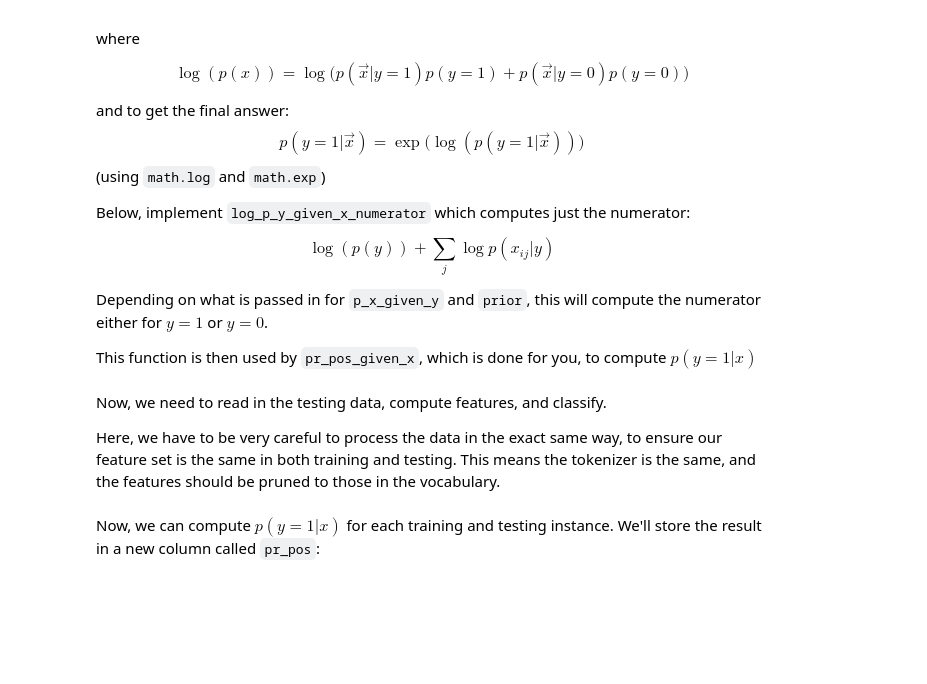
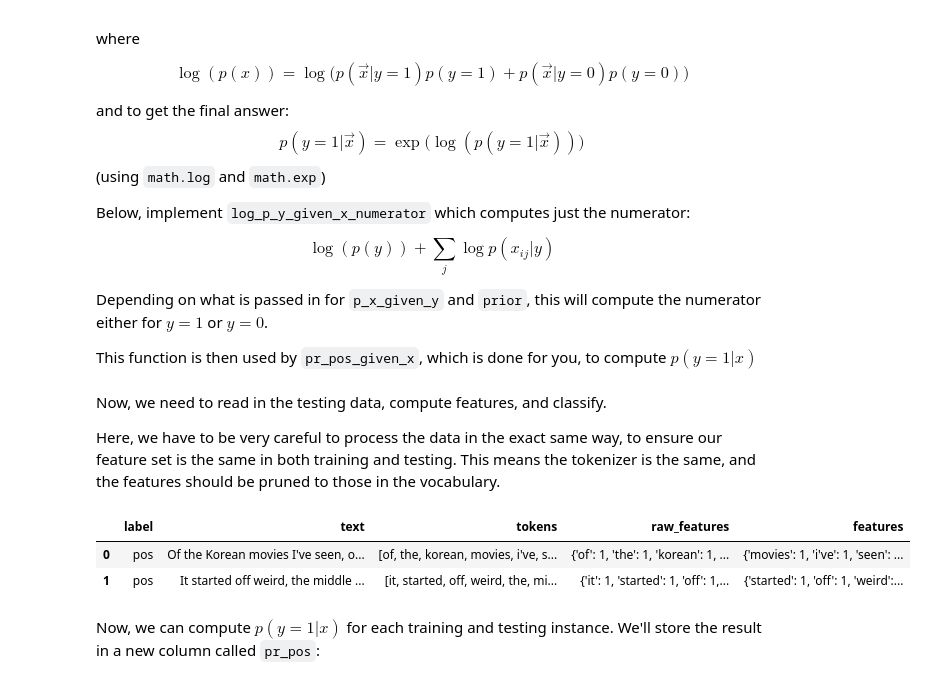
Before and after one commit to Mauryanx/Natural-Language-Processing-Mauryan, a Jupyter notebook: hw1.ipynb, the cells around one changed output. Drawn from its saved outputs; the diff is of its cells as text; code cells hidden in the pictures; blank space fills up the shorter version.

```diff
--- a/hw1.ipynb
+++ b/hw1.ipynb
@@ -117,3 +184,19 @@ def tokenize(document, strip_punct=True, ignore_case=True):
+# %%
+import re
+def tokenize(document, strip_punct=True, ignore_case=True):
+    # YOUR CODE HERE
+    if ignore_case:
+        document = document.lower()
+
+    # Split the document into tokens
+    tokens = document.split()
+
+    # Optionally remove leading or trailing punctuation from each token
+    if strip_punct:
+        tokens = [re.sub(r'^\W+|\W+$', '', token) for token in tokens]
+
+    return tokens
+    raise NotImplementedError()
 # %%
 assert tokenize(" Hi there! Isn't this fun?", strip_punct=True, ignore_case=True) == ['hi', 'there', "isn't", 'this', 'fun']
 assert tokenize(" Hi there! Isn't this fun?", strip_punct=False, ignore_case=True) == ['hi', 'there!', "isn't", 'this', 'fun?']
@@ -129,6 +226,9 @@ Next we need to create a feature vector for each document. For now, we'll assume
 # %%
 def featurize(tokens):
     # YOUR CODE HERE
+    feature_vector = {token: 1 for token in tokens}
+    return feature_vector
+
     raise NotImplementedError()
 # %%
 feats = featurize(tokenize(" Hi there! Isn't this fun? Hi there", strip_punct=True, ignore_case=True))
@@ -150,3 +261,17 @@ word_counts = count_word_document_frequency(train_df.raw_features)
+# %%
+from collections import Counter
+
+def count_word_document_frequency(dict_list):
+    # YOUR CODE HERE
+    word_document_freq = Counter()
+    for features in dict_list:
+        # Since each key in the features dict represents a word present in the document,
+        # update the document frequency count for each word found in the features dict.
+        # Convert dict keys to a set to ensure each word is counted once per document.
+        word_document_freq.update(set(features.keys()))
+    return word_document_freq
+    raise NotImplementedError()
+word_counts = count_word_document_frequency(train_df.raw_features)
 # %%
 # we should have 12,166 unique words
 len(word_counts)
@@ -200,6 +343,12 @@ This function should return a `dict` where each key is a word and the value is a
 # %%
 def create_vocabulary(word_counts, min_count=2, max_count=100):
     # YOUR CODE HERE
+    filtered_words = sorted(word for word, count in word_counts.items() if min_count <= count <= max_count)
+
+    # Create a vocabulary dictionary with word identifiers
+    vocabulary = {word: i for i, word in enumerate(filtered_words)}
+
+    return vocabulary
     raise NotImplementedError()
 
 
@@ -364,11 +609,15 @@ Now, we need to read in the testing data, compute features, and classify.
 
 Here, we have to be very careful to process the data in the exact same way, to ensure our feature set is the same in both training and testing. This means the tokenizer is the same, and the features should be pruned to those in the vocabulary.
 # %%
-test_df = pd.read_csv('test.tsv', sep='\t')
+test_df = pd.read_csv('/Users/mauryan/Desktop/test.tsv', sep='\t')
 test_df['tokens'] = [tokenize(d, strip_punct=True, ignore_case=True) for d in test_df.text]
 test_df['raw_features'] = [featurize(t) for t in test_df.tokens]
 test_df['features'] = [prune_features(vocabulary, f) for f in test_df.raw_features]
 test_df.head(2)
+# %% [output]
+|  | label | text | tokens | raw_features | features |
+| 0 | pos | Of the Korean movies I've seen, o... | [of, the, korean, movies, i've, s... | {'of': 1, 'the': 1, 'korean': 1, ... | {'movies': 1, 'i've': 1, 'seen': ... |
+| 1 | pos | It started off weird, the middle ... | [it, started, off, weird, the, mi... | {'it': 1, 'started': 1, 'off': 1,... | {'started': 1, 'off': 1, 'weird':... |
 # %% [markdown]
 Now, we can compute $p(y=1|x)$ for each training and testing instance. We'll store the result in a new column called `pr_pos`:
 # %%
```
Also changed, not shown: parts of 53 cells of this notebook.
